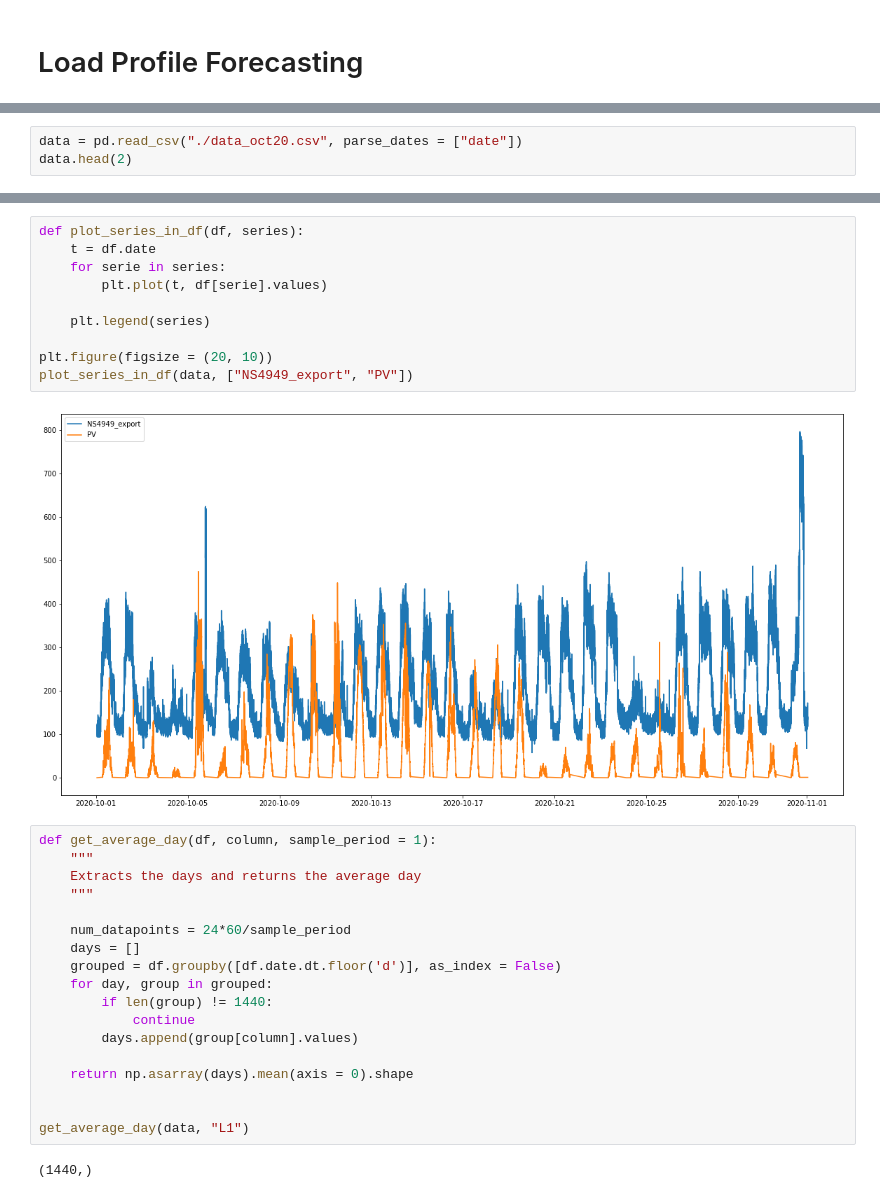
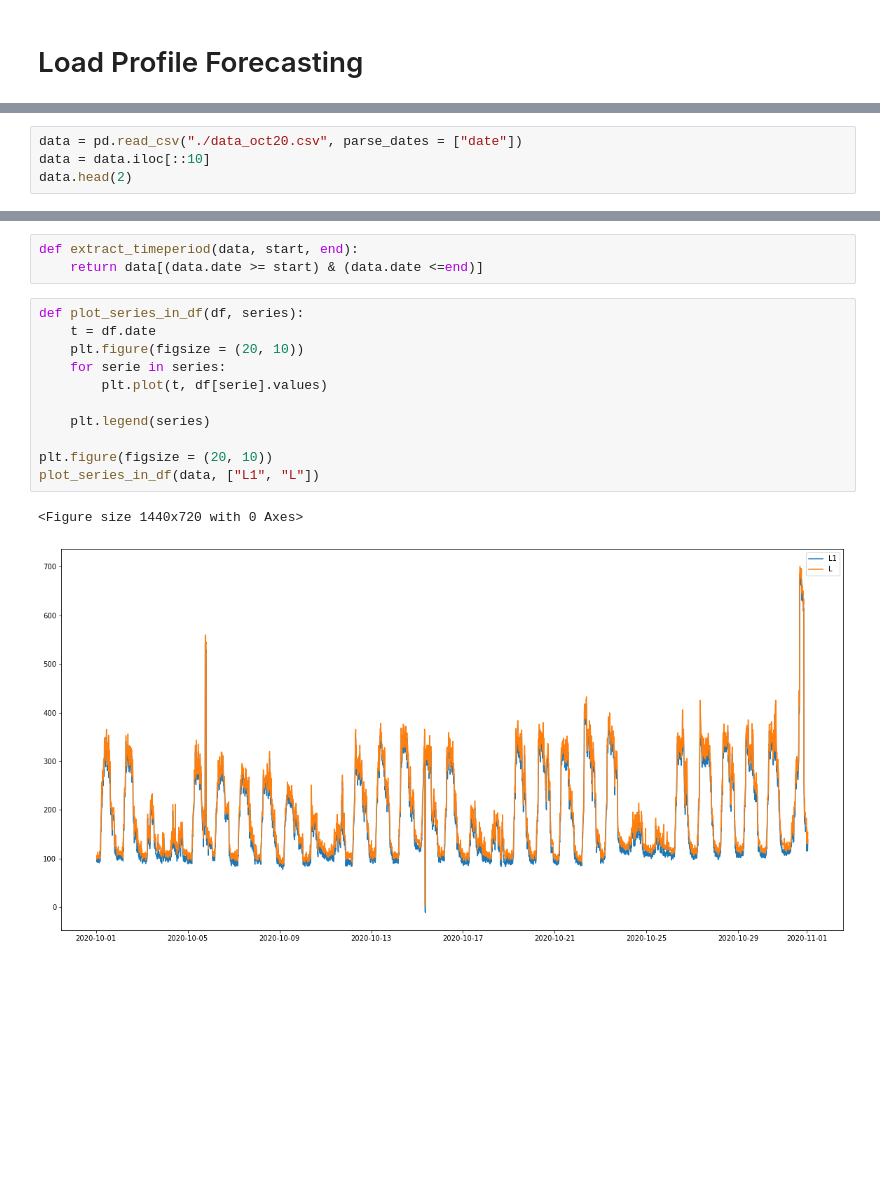
Before and after one commit to theodorhusefest/microgrid-mpc, a Jupyter notebook: data/load_forecast.ipynb, the cells around one changed output, grey strips where cells are left out. Drawn from its saved outputs; the diff is of its cells as text; blank space fills up the shorter version.

```diff
--- a/data/load_forecast.ipynb
+++ b/data/load_forecast.ipynb
@@ -8,5 +9,6 @@ import matplotlib.pyplot as plt
 # %%
 data = pd.read_csv("./data_oct20.csv", parse_dates = ["date"])
+data = data.iloc[::10]
 data.head(2)
 # %% [output]
 |  | L2_react | L2 | L | L_react | NS4949_export | L2_active_import | PV | Wind_speed | ... |
@@ -15,32 +59,17 @@ data.head(2)
+# %%
+def extract_timeperiod(data, start, end):
+    return data[(data.date >= start) & (data.date <=end)]
 # %%
 def plot_series_in_df(df, series):
     t = df.date
+    plt.figure(figsize = (20, 10))
     for serie in series:
         plt.plot(t, df[serie].values)
 
     plt.legend(series)
 
 plt.figure(figsize = (20, 10))
-plot_series_in_df(data, ["NS4949_export", "PV"])
+plot_series_in_df(data, ["L1", "L"])
 # %% [output]
+<Figure size 1440x720 with 0 Axes>
-[figure, old version]
+[figure, new version]
-# %%
-def get_average_day(df, column, sample_period = 1):
-    """
-    Extracts the days and returns the average day
-    """
-
-    num_datapoints = 24*60/sample_period
-    days = []
-    grouped = df.groupby([df.date.dt.floor('d')], as_index = False)
-    for day, group in grouped:
-        if len(group) != 1440:
-            continue
-        days.append(group[column].values)
-
-    return np.asarray(days).mean(axis = 0).shape
-
-
-get_average_day(data, "L1")
-# %% [output]
-(1440,)
```
Also changed, not shown: parts of 21 cells of this notebook, 9 other files.
